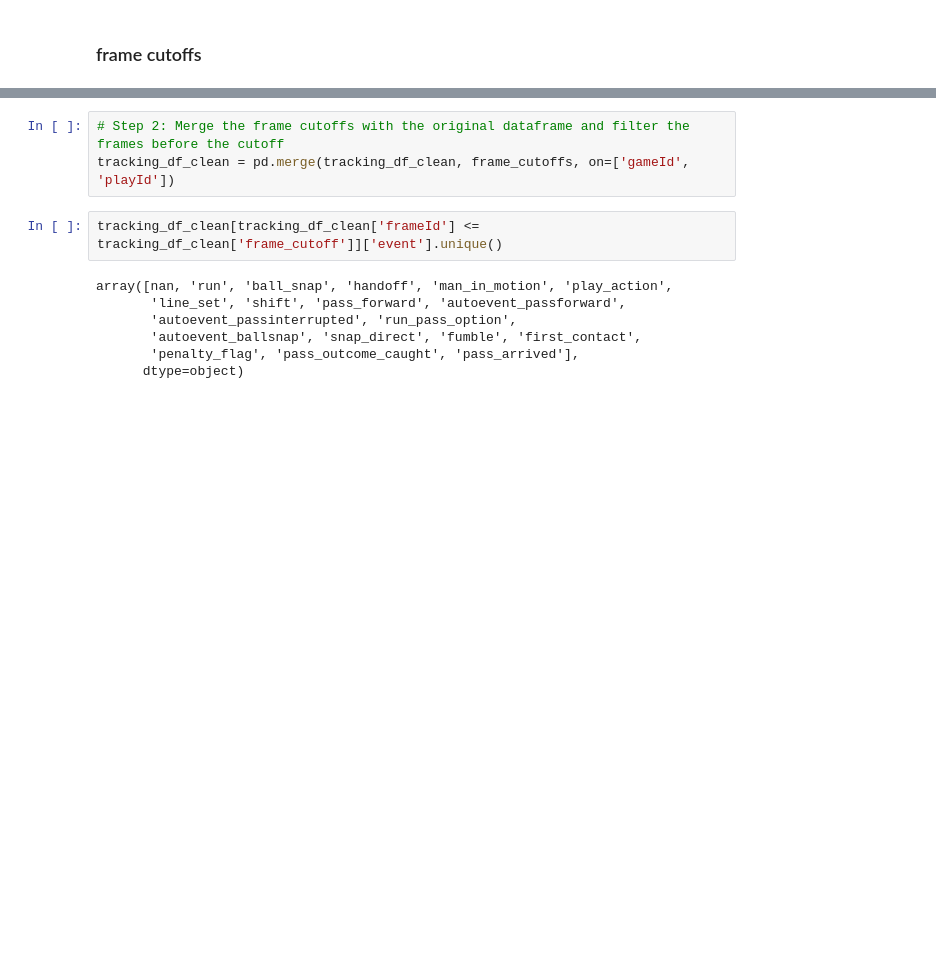
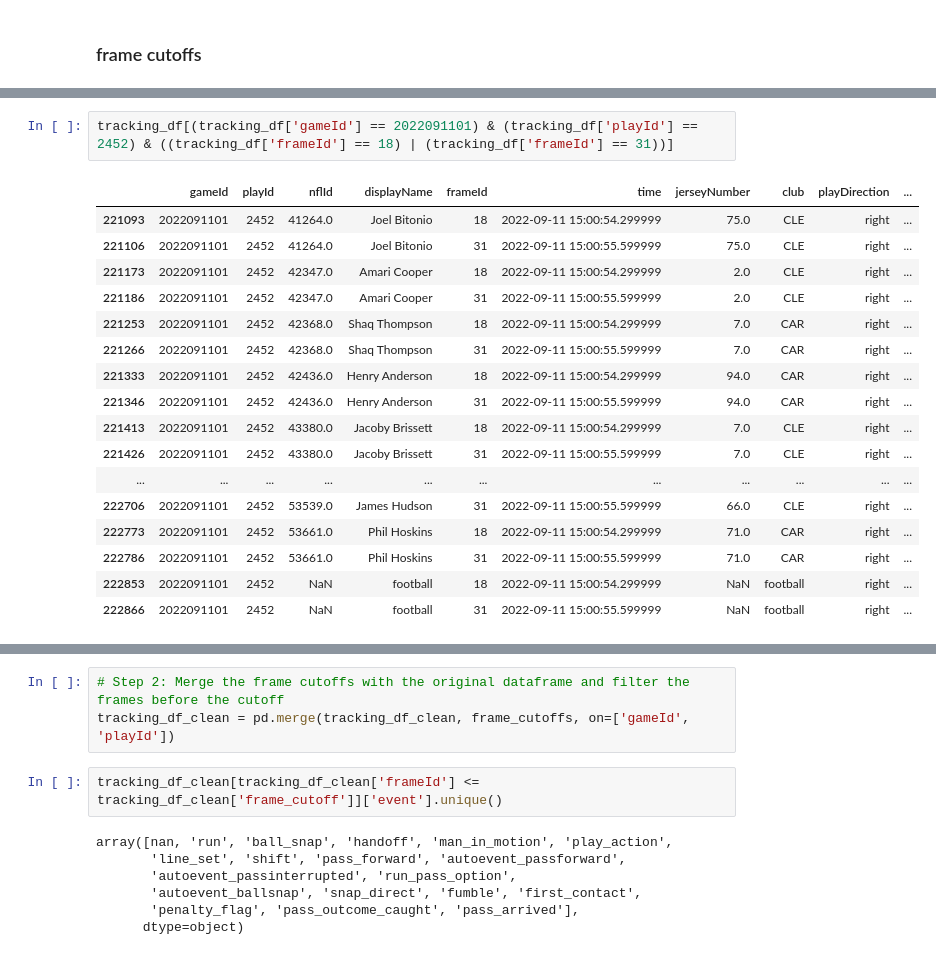
Before and after one commit to Andrew-Koulogeorge/NFL-Big-Data-Bowl, a Jupyter notebook: preprocessing/deep_learning_preprocessing_v2.ipynb, the cells around one changed output, grey strips where cells are left out. Drawn from its saved outputs; the diff is of its cells as text; blank space fills up the shorter version.

```diff
--- a/preprocessing/deep_learning_preprocessing_v2.ipynb
+++ b/preprocessing/deep_learning_preprocessing_v2.ipynb
@@ -82,0 +148,20 @@ frame_cutoffs
+# %%
+tracking_df[(tracking_df['gameId'] == 2022091101) & (tracking_df['playId'] == 2452) & ((tracking_df['frameId'] == 18) | (tracking_df['frameId'] == 31))]
+# %% [output]
+|  | gameId | playId | nflId | displayName | frameId | time | jerseyNumber | club | playDirection | ... |
+| 221093 | 2022091101 | 2452 | 41264.0 | Joel Bitonio | 18 | 2022-09-11 15:00:54.299999 | 75.0 | CLE | right | ... |
+| 221106 | 2022091101 | 2452 | 41264.0 | Joel Bitonio | 31 | 2022-09-11 15:00:55.599999 | 75.0 | CLE | right | ... |
+| 221173 | 2022091101 | 2452 | 42347.0 | Amari Cooper | 18 | 2022-09-11 15:00:54.299999 | 2.0 | CLE | right | ... |
+| 221186 | 2022091101 | 2452 | 42347.0 | Amari Cooper | 31 | 2022-09-11 15:00:55.599999 | 2.0 | CLE | right | ... |
+| 221253 | 2022091101 | 2452 | 42368.0 | Shaq Thompson | 18 | 2022-09-11 15:00:54.299999 | 7.0 | CAR | right | ... |
+| 221266 | 2022091101 | 2452 | 42368.0 | Shaq Thompson | 31 | 2022-09-11 15:00:55.599999 | 7.0 | CAR | right | ... |
+| 221333 | 2022091101 | 2452 | 42436.0 | Henry Anderson | 18 | 2022-09-11 15:00:54.299999 | 94.0 | CAR | right | ... |
+| 221346 | 2022091101 | 2452 | 42436.0 | Henry Anderson | 31 | 2022-09-11 15:00:55.599999 | 94.0 | CAR | right | ... |
+| 221413 | 2022091101 | 2452 | 43380.0 | Jacoby Brissett | 18 | 2022-09-11 15:00:54.299999 | 7.0 | CLE | right | ... |
+| 221426 | 2022091101 | 2452 | 43380.0 | Jacoby Brissett | 31 | 2022-09-11 15:00:55.599999 | 7.0 | CLE | right | ... |
+| ... | ... | ... | ... | ... | ... | ... | ... | ... | ... | ... |
+| 222706 | 2022091101 | 2452 | 53539.0 | James Hudson | 31 | 2022-09-11 15:00:55.599999 | 66.0 | CLE | right | ... |
+| 222773 | 2022091101 | 2452 | 53661.0 | Phil Hoskins | 18 | 2022-09-11 15:00:54.299999 | 71.0 | CAR | right | ... |
+| 222786 | 2022091101 | 2452 | 53661.0 | Phil Hoskins | 31 | 2022-09-11 15:00:55.599999 | 71.0 | CAR | right | ... |
+| 222853 | 2022091101 | 2452 | NaN | football | 18 | 2022-09-11 15:00:54.299999 | NaN | football | right | ... |
+| 222866 | 2022091101 | 2452 | NaN | football | 31 | 2022-09-11 15:00:55.599999 | NaN | football | right | ... |
```
Also changed, not shown: parts of 27 cells of this notebook, 1 other file.
